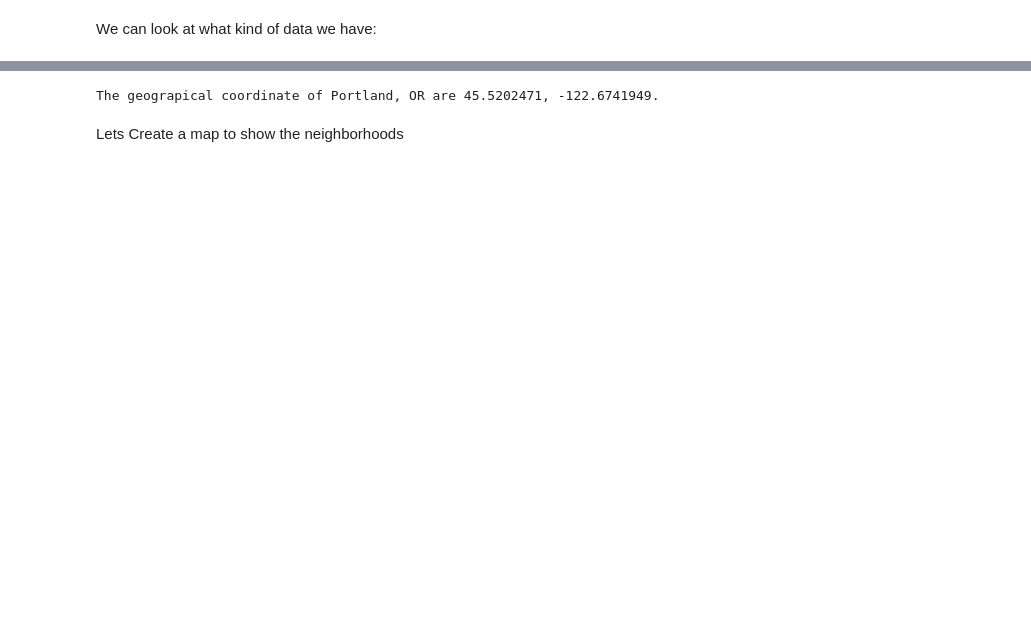
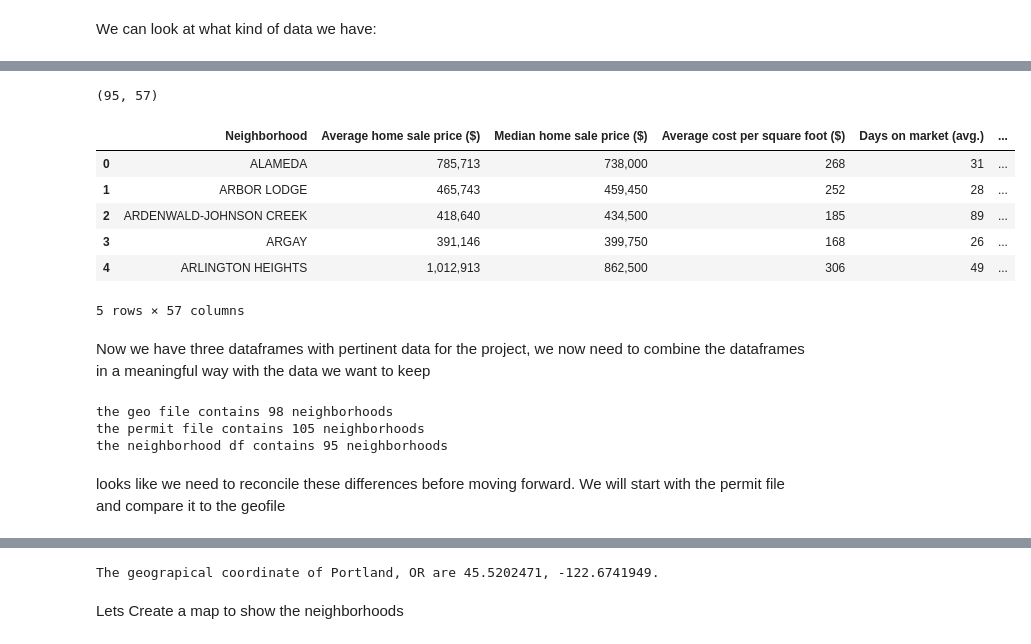
Before and after one commit to ExtraLime/Coursea_Capstone, a Jupyter notebook: pdx.ipynb, the cells around one changed output, grey strips where cells are left out. Saved outputs shown, nothing was run; the diff lists cells and outputs as text; code cells hidden in the pictures; blank space fills up the shorter version.

```diff
--- a/pdx.ipynb
+++ b/pdx.ipynb
@@ -50,0 +99,10 @@ permits_df = pd.read_csv('Resi')
+# %%
+pdxdata_url = 'https://www.pdxmonthly.com/home-and-real-estate/2019/03/portland-neighborhoods-by-the-numbers-2019-the-city'
+pdx_soup = BeautifulSoup(requests.get(pdxdata_url).text,'lxml')
+# %%
+#get a list of columns
+col_names = [i.text for i in pdx_soup.find_all('th')]
+#extraxt each datapoint for each row in the table
+by_hood = [[entry.text for entry in row.find_all('td')]for row in pdx_soup.find_all('tr')[1:]]
+# %%
+pdx_hood_df = pd.DataFrame(columns=col_names, data=by_hood)
@@ -50,0 +115,25 @@ permits_df = pd.read_csv('Resi')
+# %%
+pdx_hood_df.drop(pdx_hood_df.index[95], inplace=True)
+print(pdx_hood_df.shape)
+
+pdx_hood_df.head()
+# %% [output]
+(95, 57)
+|  | Neighborhood | Average home sale price ($) | Median home sale price ($) | Average cost per square foot ($) | Days on market (avg.) | ... |
+| 0 | ALAMEDA | 785,713 | 738,000 | 268 | 31 | ... |
+| 1 | ARBOR LODGE | 465,743 | 459,450 | 252 | 28 | ... |
+| 2 | ARDENWALD-JOHNSON CREEK | 418,640 | 434,500 | 185 | 89 | ... |
+| 3 | ARGAY | 391,146 | 399,750 | 168 | 26 | ... |
+| 4 | ARLINGTON HEIGHTS | 1,012,913 | 862,500 | 306 | 49 | ... |
+5 rows × 57 columns
+# %% [markdown]
+Now we have three dataframes with pertinent data for the project, we now need to combine the dataframes in a meaningful way with the data we want to keep
+# %%
+#check the nieghborhood number in each df
+print("the geo file contains {} neighborhoods \nthe permit file contains {} neighborhoods \nthe neighborhood df contains {} neighborhoods".format(len(pdx_geo['features']),len(permits_df.NBRHOOD.unique()),len(pdx_hood_df['Neighborhood'])))
+# %% [output]
+the geo file contains 98 neighborhoods
+the permit file contains 105 neighborhoods
+the neighborhood df contains 95 neighborhoods
+# %% [markdown]
+looks like we need to reconcile these differences before moving forward. We will start with the permit file and compare it to the geofile
```
Also changed, not shown: parts of 36 cells of this notebook, 1 other file.
